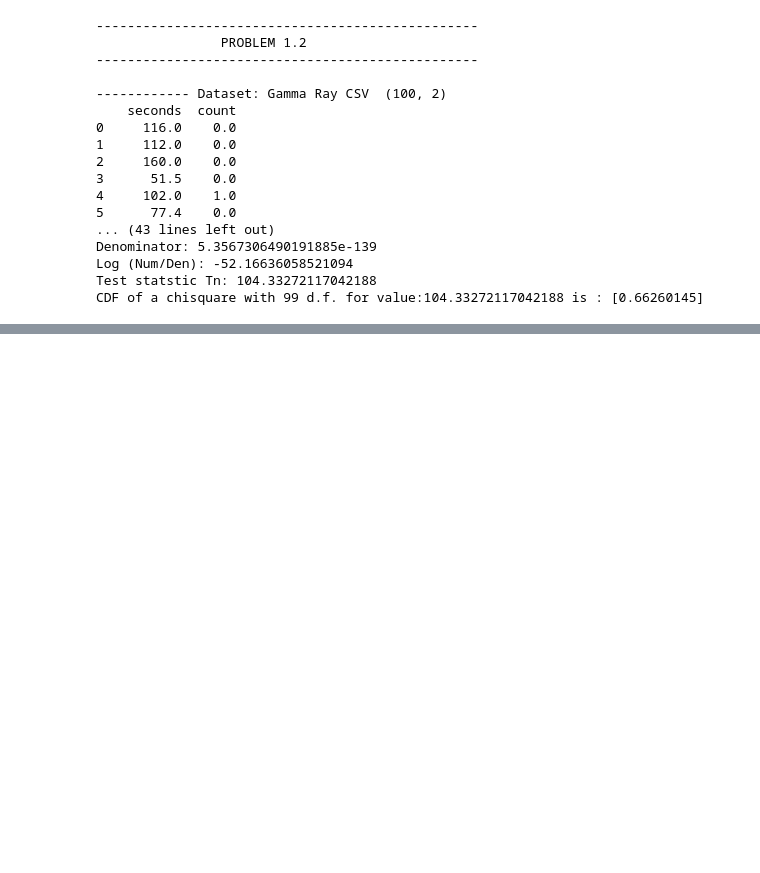
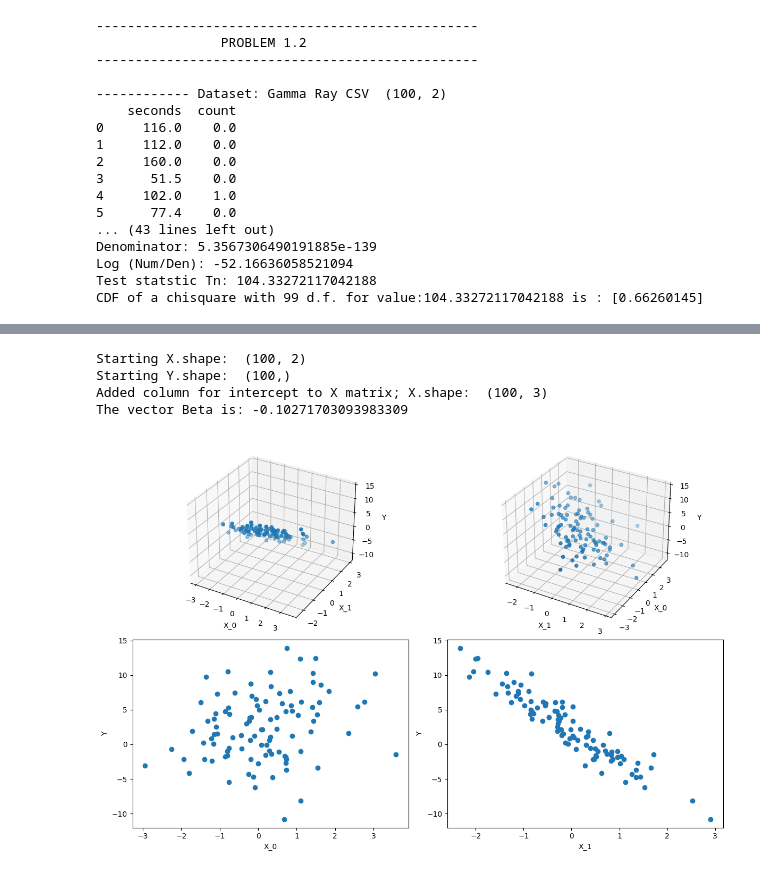
Before and after one commit to valeriog2023/MIT_MicroMaster_in_DS, a Jupyter notebook: DATA_Analysis/Homework1.ipynb, the cells around one changed output, grey strips where cells are left out. Cells and saved outputs as stored; diff of their text form; code cells hidden in the pictures; blank space fills up the shorter version.

```diff
--- a/DATA_Analysis/Homework1.ipynb
+++ b/DATA_Analysis/Homework1.ipynb
@@ -245,0 +396,62 @@ welch_df
+# %%
+#
+# PROBLEM 1.6
+#
+import pandas as pd
+import numpy as np
+original_X = pd.read_csv('Homework1/data_and_materials/syn_X.csv', header=None)
+original_Y = pd.read_csv('Homework1/data_and_materials/syn_y.csv', header=None)
+print(f"Starting X.shape:  {original_X.shape}")
+print(f"Starting Y.shape:  {Y.shape}")
+normalized_X = original_X.apply(lambda rec:(rec-rec.mean())/rec.std(),axis=0)
+normalized_Y = (original_Y - original_Y.mean()) / Y.std()
+
+X = original_X.copy()
+
+X.insert(0, "", np.ones((X.shape[0],1)))
+print(f"Added column for intercept to X matrix; X.shape:  {X.shape}")
+#
+#
+Step1_M = np.matmul(X.T,X)
+Step2_M = np.linalg.inv(Step1_M)
+Step3_M = np.matmul(Step2_M,X.T)
+Beta = np.matmul(Step3_M,Y)
+print(f"The vector Beta is: {Beta[0]}")
+# %% [output]
+Starting X.shape:  (100, 2)
+Starting Y.shape:  (100,)
+Added column for intercept to X matrix; X.shape:  (100, 3)
+The vector Beta is: -0.10271703093983309
+# %%
+from mpl_toolkits import mplot3d
+import matplotlib.pyplot as plt
+fig = plt.figure(figsize=(12,8))
+
+ax = fig.add_subplot(221, projection='3d')
+ax.scatter(original_X[0].to_list(), original_X[1].to_list(), original_Y[0].to_list(), 'gray')
+ax.set_xlabel('X_0')
+ax.set_ylabel('X_1')
+ax.set_zlabel('Y')
+
+ax = fig.add_subplot(222, projection='3d')
+ax.scatter(original_X[1].to_list(), original_X[0].to_list(), original_Y[0].to_list(), 'gray')
+ax.set_xlabel('X_1')
+ax.set_ylabel('X_0')
+ax.set_zlabel('Y')
+
+
+ax = fig.add_subplot(223)
+
+ax.scatter(original_X[0].to_list(), original_Y[0].to_list())
+ax.set_xlabel('X_0')
+ax.set_ylabel('Y')
+
+ax = fig.add_subplot(224)
+ax.scatter(original_X[1].to_list(), original_Y[0].to_list())
+ax.set_xlabel('X_1')
+ax.set_ylabel('Y')
+
+fig.tight_layout()
+fig.show()
+# %% [output]
+[figure, added]
```
Also changed, not shown: parts of 14 cells of this notebook, 10 other files.
